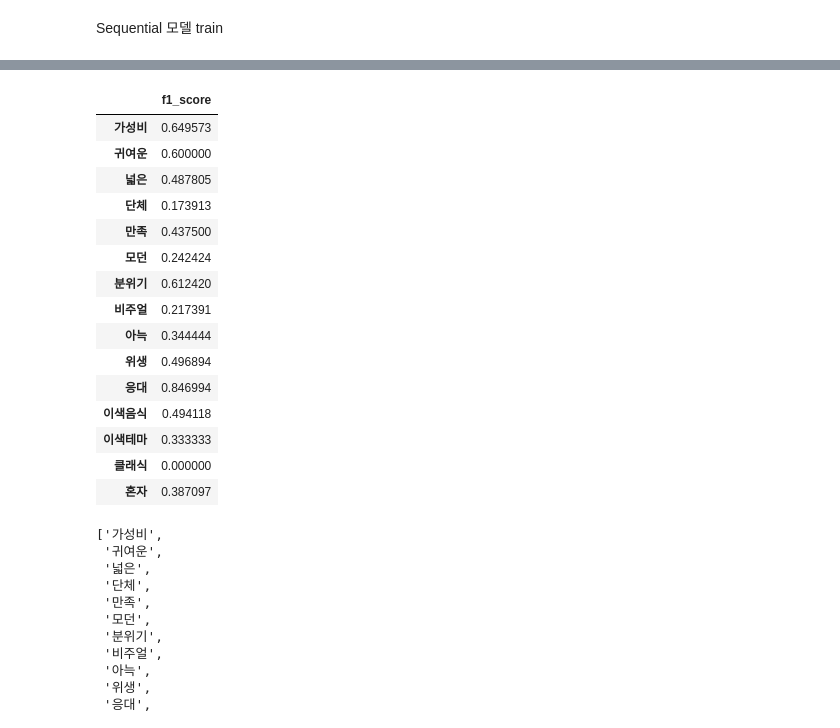
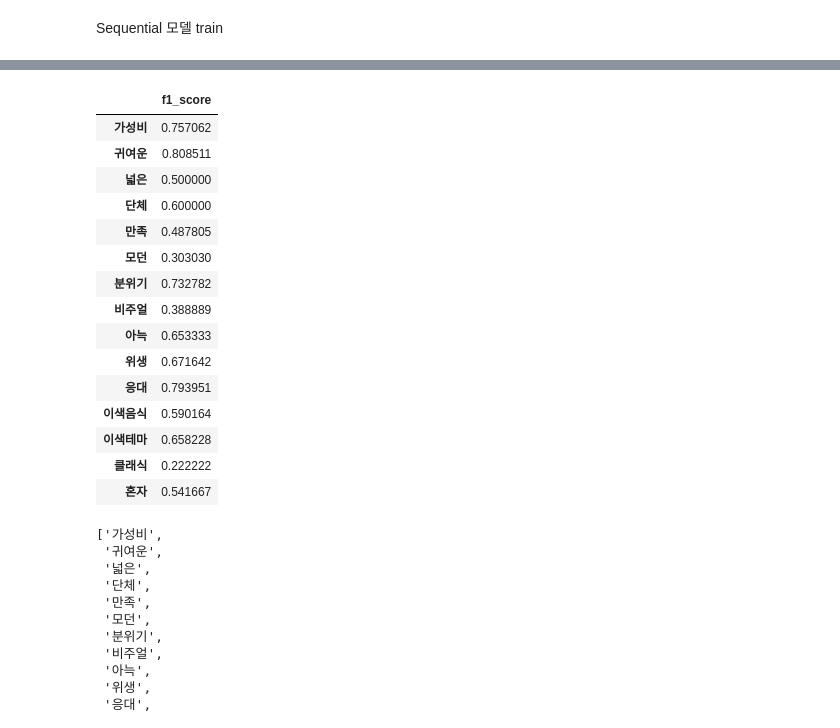
Before and after one commit to nan-park/cp2_project, a Jupyter notebook: s_bert/SBERT_colab.ipynb, the cells around one changed output, grey strips where cells are left out. Cells and saved outputs as stored; diff of their text form; code cells hidden in the pictures.

```diff
--- a/s_bert/SBERT_colab.ipynb
+++ b/s_bert/SBERT_colab.ipynb
@@ -198,9 +181,13 @@ OutOfMemoryError: ignored
 # %% [markdown]
 문장 벡터화
 # %%
-X = df['review']
-index = X.index
-vectors = s_bert.encode(X.tolist())
-vectors = pd.DataFrame(vectors)
-vectors.index = index
-vectors
+# X = df['review']
+# index = X.index
+# vectors = s_bert.encode(X.tolist())
+# vectors = pd.DataFrame(vectors)
+# vectors.index = index
+# vectors
+X_train = X_train[:, 1]
+X_test = X_test[:, 1]
+vectors_train = s_bert.encode(X_train.tolist())
+vectors_test = s_bert.encode(X_test.tolist())
@@ -247,10 +210,10 @@ columns = y.columns
 # %%
 # X_train, X_test, y_train, y_test = train_test_split(vectors, y, test_size=0.3, random_state=42, stratify=y)
-from skmultilearn.model_selection import iterative_train_test_split
-X_train, y_train, X_test, y_test = iterative_train_test_split(_vectors, _y, test_size = 0.4)    # pandas.DataFrame이 아니라 np.array로 넣어야 함
+# from skmultilearn.model_selection import iterative_train_test_split
+# X_train, y_train, X_test, y_test = iterative_train_test_split(_vectors, _y, test_size = 0.4)    # pandas.DataFrame이 아니라 np.array로 넣어야 함
 # %%
 df_y_train = pd.DataFrame(y_train)
-df_y_train.columns = columns
+df_y_train.columns = targets
 # %%
 class_weights = df_y_train.sum() / (len(df_y_train) - df_y_train.sum())  # 1인 개수 / 0인 개수
 class_weights = 1 / class_weights   # (체크) 이거인가?
@@ -281,3 +244,6 @@ class_weights
+# %%
+X_train = vectors_train
+X_test = vectors_test
 # %%
 from keras.regularizers import l1, l2, l1_l2
 
@@ -288,10 +254,10 @@ _auc = AUC(curve='PR', multi_label=True, num_labels=15)
 # parameters
 epochs = 150
 batch_size = 64
-wandb.config = {
-  "epochs": epochs,
-  "batch_size": batch_size
-}
+# wandb.config = {
+#   "epochs": epochs,
+#   "batch_size": batch_size
+# }
 
 # tf.random.set_seed(42)
 model = Sequential([
@@ -334,19 +300,19 @@ pr_auc:  0.5091149806976318
 |  | f1_score |
-| 가성비 | 0.649573 |
-| 귀여운 | 0.600000 |
-| 넓은 | 0.487805 |
-| 단체 | 0.173913 |
-| 만족 | 0.437500 |
-| 모던 | 0.242424 |
-| 분위기 | 0.612420 |
-| 비주얼 | 0.217391 |
-| 아늑 | 0.344444 |
-| 위생 | 0.496894 |
-| 응대 | 0.846994 |
-| 이색음식 | 0.494118 |
-| 이색테마 | 0.333333 |
-| 클래식 | 0.000000 |
-| 혼자 | 0.387097 |
+| 가성비 | 0.757062 |
+| 귀여운 | 0.808511 |
+| 넓은 | 0.500000 |
+| 단체 | 0.600000 |
+| 만족 | 0.487805 |
+| 모던 | 0.303030 |
+| 분위기 | 0.732782 |
+| 비주얼 | 0.388889 |
+| 아늑 | 0.653333 |
+| 위생 | 0.671642 |
+| 응대 | 0.793951 |
+| 이색음식 | 0.590164 |
+| 이색테마 | 0.658228 |
+| 클래식 | 0.222222 |
+| 혼자 | 0.541667 |
 # %%
 targets
 # %% [output]
```
Also changed, not shown: parts of 17 cells of this notebook.
